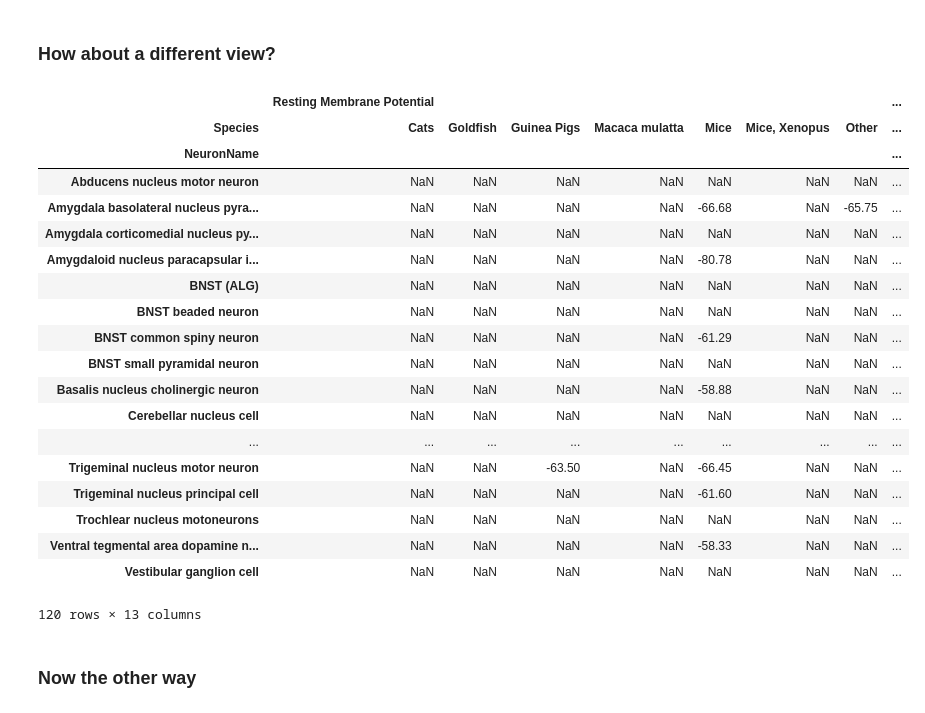
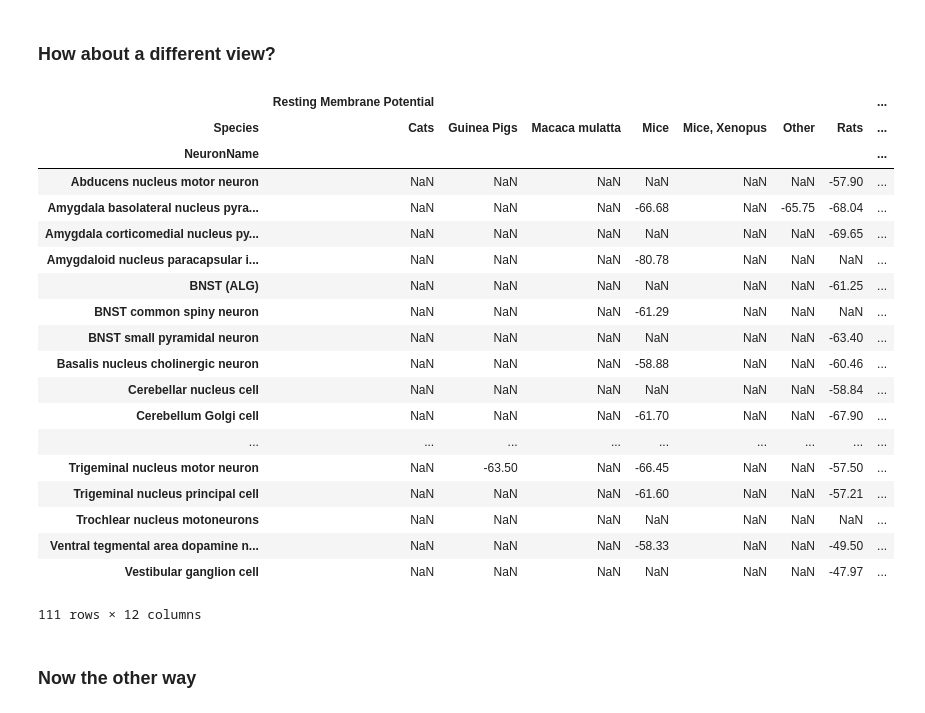
Before and after one commit to rgerkin/dacn-lectures, a Jupyter notebook: reading-neuroelectro-data.ipynb, the cells around one changed output. Cells and saved outputs as stored; diff of their text form; code cells hidden in the pictures.

```diff
--- a/reading-neuroelectro-data.ipynb
+++ b/reading-neuroelectro-data.ipynb
@@ -35,8 +35,8 @@ pd.read_csv(file_name,delimiter='\t') # Load and display the data as a dataframe
 | 1514 | 521 | Electrophysiological properties o... | 6737292 | 1984 | LlinÃ¡s R | 46161 | NaN | Thalamus relay cell | NaN | ... |
 1515 rows × 353 columns
 # %%
-df = pd.read_csv(file_name,delimiter='\t',index_col='Index') # load into a dataframe using the 'Index' column as an index,
+df = pd.read_csv(file_name,delimiter='\t',index_col='Title') # load into a dataframe using the 'Index' column as an index,
                                                              # and store as a variable called 'df'
 df = df.sort_index() # Sort this dataframe
-df.head() # Show only the first 5 (or however many you want) rows
+df # Show only the first 5 (or however many you want) rows
 # %% [output]
@@ -177,28 +188,28 @@ means_nonans.head(15)
 # %% [markdown]
 ### How about a different view?
 # %%
-means.unstack()
+means_nonans.unstack()
 # %% [output]
 |  | Resting Membrane Potential |  |  |  |  |  |  | ... |
-| Species | Cats | Goldfish | Guinea Pigs | Macaca mulatta | Mice | Mice, Xenopus | Other | ... |
+| Species | Cats | Guinea Pigs | Macaca mulatta | Mice | Mice, Xenopus | Other | Rats | ... |
 | NeuronName |  |  |  |  |  |  |  | ... |
-| Abducens nucleus motor neuron | NaN | NaN | NaN | NaN | NaN | NaN | NaN | ... |
-| Amygdala basolateral nucleus pyra... | NaN | NaN | NaN | NaN | -66.68 | NaN | -65.75 | ... |
-| Amygdala corticomedial nucleus py... | NaN | NaN | NaN | NaN | NaN | NaN | NaN | ... |
-| Amygdaloid nucleus paracapsular i... | NaN | NaN | NaN | NaN | -80.78 | NaN | NaN | ... |
-| BNST (ALG) | NaN | NaN | NaN | NaN | NaN | NaN | NaN | ... |
-| BNST beaded neuron | NaN | NaN | NaN | NaN | NaN | NaN | NaN | ... |
-| BNST common spiny neuron | NaN | NaN | NaN | NaN | -61.29 | NaN | NaN | ... |
-| BNST small pyramidal neuron | NaN | NaN | NaN | NaN | NaN | NaN | NaN | ... |
-| Basalis nucleus cholinergic neuron | NaN | NaN | NaN | NaN | -58.88 | NaN | NaN | ... |
-| Cerebellar nucleus cell | NaN | NaN | NaN | NaN | NaN | NaN | NaN | ... |
+| Abducens nucleus motor neuron | NaN | NaN | NaN | NaN | NaN | NaN | -57.90 | ... |
+| Amygdala basolateral nucleus pyra... | NaN | NaN | NaN | -66.68 | NaN | -65.75 | -68.04 | ... |
+| Amygdala corticomedial nucleus py... | NaN | NaN | NaN | NaN | NaN | NaN | -69.65 | ... |
+| Amygdaloid nucleus paracapsular i... | NaN | NaN | NaN | -80.78 | NaN | NaN | NaN | ... |
+| BNST (ALG) | NaN | NaN | NaN | NaN | NaN | NaN | -61.25 | ... |
+| BNST common spiny neuron | NaN | NaN | NaN | -61.29 | NaN | NaN | NaN | ... |
+| BNST small pyramidal neuron | NaN | NaN | NaN | NaN | NaN | NaN | -63.40 | ... |
+| Basalis nucleus cholinergic neuron | NaN | NaN | NaN | -58.88 | NaN | NaN | -60.46 | ... |
+| Cerebellar nucleus cell | NaN | NaN | NaN | NaN | NaN | NaN | -58.84 | ... |
+| Cerebellum Golgi cell | NaN | NaN | NaN | -61.70 | NaN | NaN | -67.90 | ... |
 | ... | ... | ... | ... | ... | ... | ... | ... | ... |
-| Trigeminal nucleus motor neuron | NaN | NaN | -63.50 | NaN | -66.45 | NaN | NaN | ... |
-| Trigeminal nucleus principal cell | NaN | NaN | NaN | NaN | -61.60 | NaN | NaN | ... |
+| Trigeminal nucleus motor neuron | NaN | -63.50 | NaN | -66.45 | NaN | NaN | -57.50 | ... |
+| Trigeminal nucleus principal cell | NaN | NaN | NaN | -61.60 | NaN | NaN | -57.21 | ... |
 | Trochlear nucleus motoneurons | NaN | NaN | NaN | NaN | NaN | NaN | NaN | ... |
-| Ventral tegmental area dopamine n... | NaN | NaN | NaN | NaN | -58.33 | NaN | NaN | ... |
-| Vestibular ganglion cell | NaN | NaN | NaN | NaN | NaN | NaN | NaN | ... |
+| Ventral tegmental area dopamine n... | NaN | NaN | NaN | -58.33 | NaN | NaN | -49.50 | ... |
+| Vestibular ganglion cell | NaN | NaN | NaN | NaN | NaN | NaN | -47.97 | ... |
-120 rows × 13 columns
+111 rows × 12 columns
 # %% [markdown]
 ### Now the other way
 # %%
```
Also changed, not shown: parts of 4 cells of this notebook, 6 other files.
